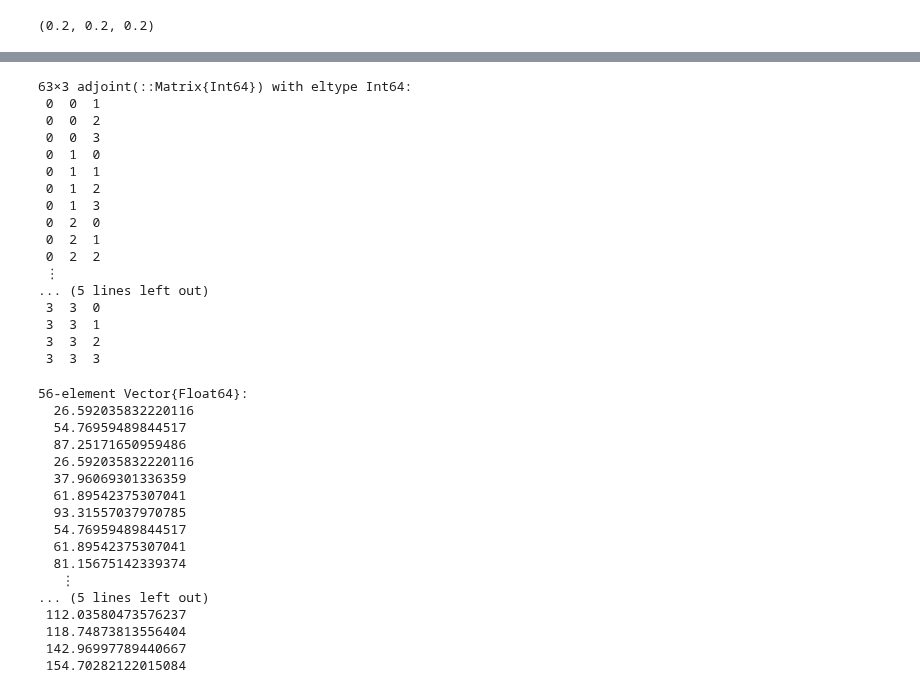
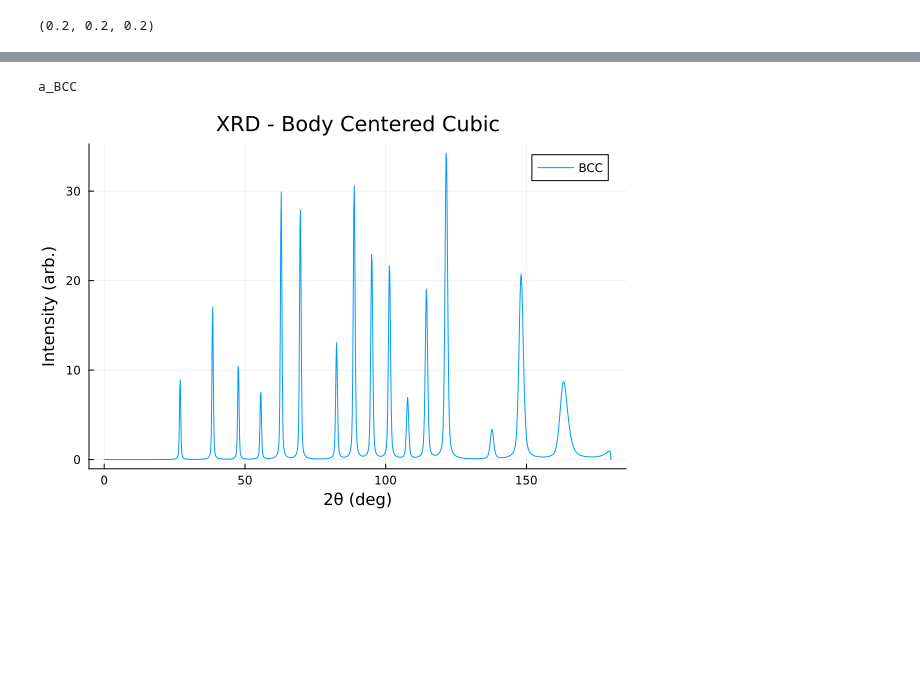
Before and after one commit to hezy/XRD_simple, a Jupyter notebook: simple_XRD_julia.ipynb, the cells around one changed output, grey strips where cells are left out. Cells and saved outputs as stored; diff of their text form; code cells hidden in the pictures; blank space fills up the shorter version.

```diff
--- a/simple_XRD_julia.ipynb
+++ b/simple_XRD_julia.ipynb
@@ -85,41 +116,26 @@ a_SC = 0.3352
+# %%
+"""
+Lattice parameter for BCC Tantalum (α-Ta)
+from https://en.wikipedia.org/wiki/Tantalum
+"""
+a_BCC = 0.33058
+
+#"""
+#Lattice parameter for BCC Tungsten (W)
+#from https://en.wikipedia.org/wiki/Lattice_constant
+#"""
+#a_BCC = 0.3155
+# %% [output]
+a_BCC
 # %%
-generate_indices = [[h,k,l] for h=0:3 for k=0:3 for l=0:3 if [h,k,l]!=[0,0,0]]
-indices_SC = (reduce(hcat, generate_indices))'
+generate_indices_BCC = [[h,k,l] for h=0:3 for k=0:3 for l=0:3 if iseven(h+k+l) && [h,k,l]!=[0,0,0]]
+indices_BCC = (reduce(hcat, generate_indices))'
+two_θ_list_BCC = bragg_angels(wavelength, d_list(indices_BCC, a_BCC));
+y_BCC = intensity(θ, two_θ_list_BCC, U, V, W)
+
+p = plot(θ, y_BCC, label="BCC")
+title!("XRD - Body Centered Cubic")
+xlabel!(raw"2θ (deg)")
+ylabel!(raw"Intensity (arb.)")
 # %% [output]
-63×3 adjoint(::Matrix{Int64}) with eltype Int64:
- 0  0  1
- 0  0  2
- 0  0  3
- 0  1  0
- 0  1  1
- 0  1  2
- 0  1  3
- 0  2  0
- 0  2  1
- 0  2  2
- ⋮
-... (5 lines left out)
- 3  3  0
- 3  3  1
- 3  3  2
- 3  3  3
+[figure, added]
-# %%
-two_θ_list = bragg_angels(wavelength, d_list(indices_SC, a_SC))
-# %% [output]
-56-element Vector{Float64}:
-  26.592035832220116
-  54.76959489844517
-  87.25171650959486
-  26.592035832220116
-  37.96069301336359
-  61.89542375307041
-  93.31557037970785
-  54.76959489844517
-  61.89542375307041
-  81.15675142339374
-   ⋮
-... (5 lines left out)
- 112.03580473576237
- 118.74873813556404
- 142.96997789440667
- 154.70282122015084
```
Also changed, not shown: parts of 14 cells of this notebook, 1 other file.
